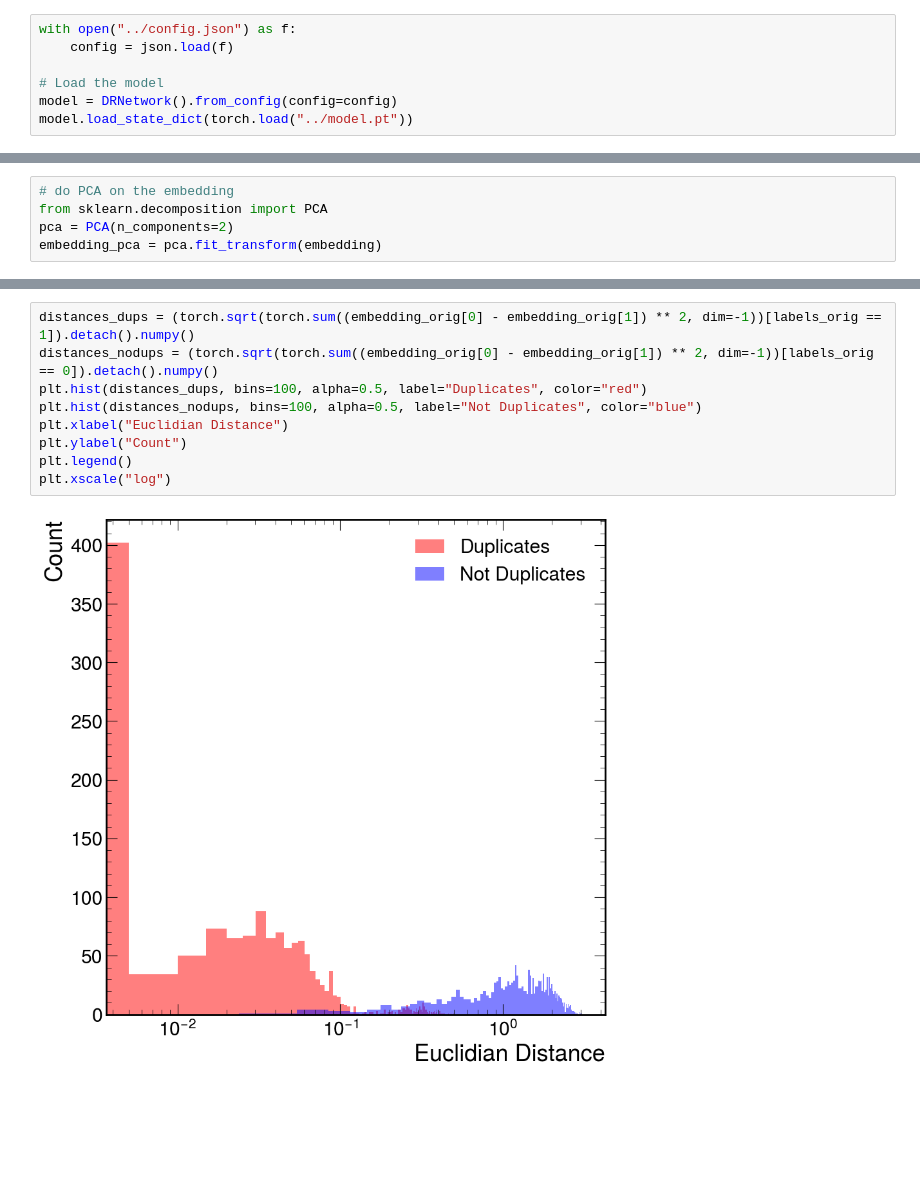
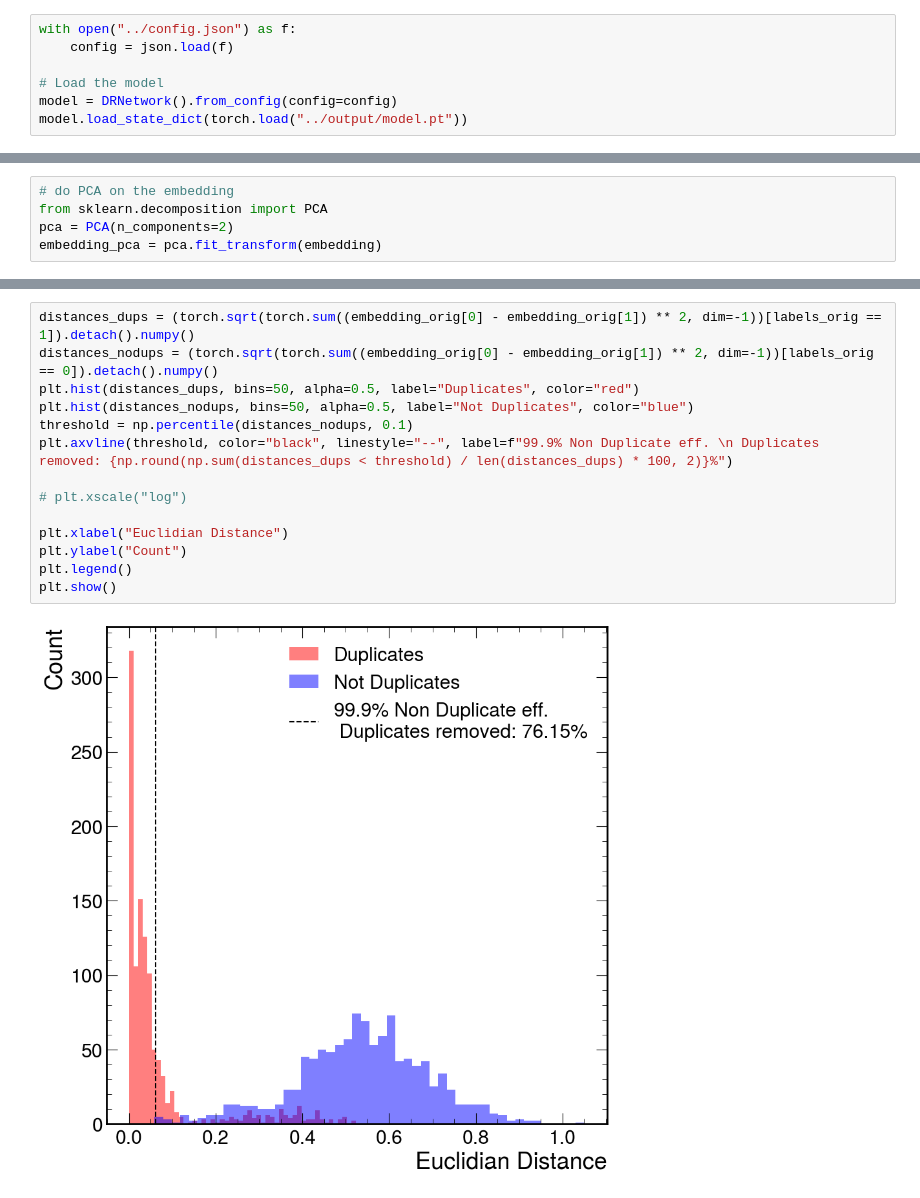
Before and after one commit to aashayarora/lst-dup-removal, a Jupyter notebook: validation/validation.ipynb, the cells around one changed output, grey strips where cells are left out. Cells and saved outputs as stored; diff of their text form; blank space fills up the shorter version.

```diff
--- a/validation/validation.ipynb
+++ b/validation/validation.ipynb
@@ -30,7 +22,7 @@ with open("../config.json") as f:
 
 # Load the model
 model = DRNetwork().from_config(config=config)
-model.load_state_dict(torch.load("../model.pt"))
+model.load_state_dict(torch.load("../output/model.pt"))
 # %% [output]
 <All keys matched successfully>
 # %%
@@ -113,11 +105,16 @@ Text(0, 1, 'PCA 2')
 # %%
 distances_dups = (torch.sqrt(torch.sum((embedding_orig[0] - embedding_orig[1]) ** 2, dim=-1))[labels_orig == 1]).detach().numpy()
 distances_nodups = (torch.sqrt(torch.sum((embedding_orig[0] - embedding_orig[1]) ** 2, dim=-1))[labels_orig == 0]).detach().numpy()
-plt.hist(distances_dups, bins=100, alpha=0.5, label="Duplicates", color="red")
-plt.hist(distances_nodups, bins=100, alpha=0.5, label="Not Duplicates", color="blue")
+plt.hist(distances_dups, bins=50, alpha=0.5, label="Duplicates", color="red")
+plt.hist(distances_nodups, bins=50, alpha=0.5, label="Not Duplicates", color="blue")
+threshold = np.percentile(distances_nodups, 0.1)
+plt.axvline(threshold, color="black", linestyle="--", label=f"99.9% Non Duplicate eff. \n Duplicates removed: {np.round(np.sum(distances_dups < threshold) / len(distances_dups) * 100, 2)}%")
+
+# plt.xscale("log")
+
 plt.xlabel("Euclidian Distance")
 plt.ylabel("Count")
 plt.legend()
-plt.xscale("log")
+plt.show()
 # %% [output]
-[figure, old version]
+[figure, new version]
```
Also changed, not shown: parts of 6 cells of this notebook, 5 other files.
